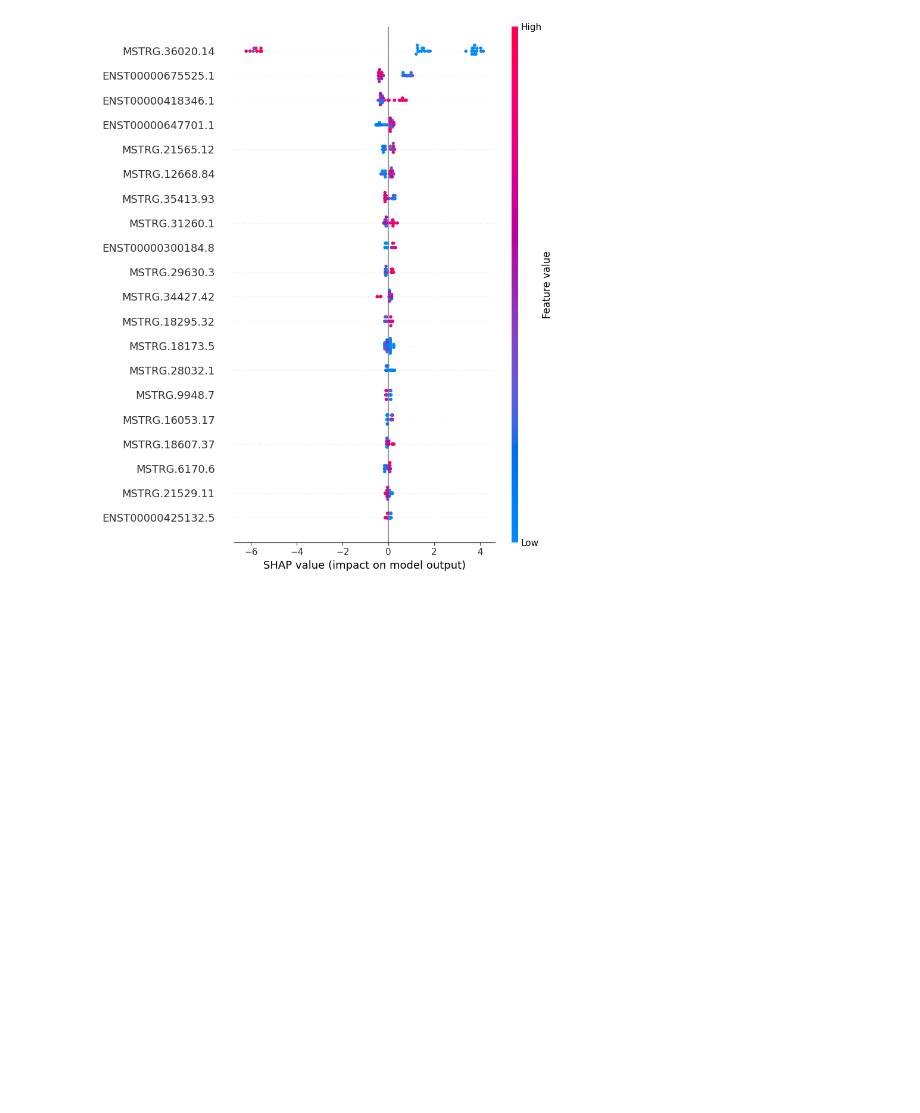
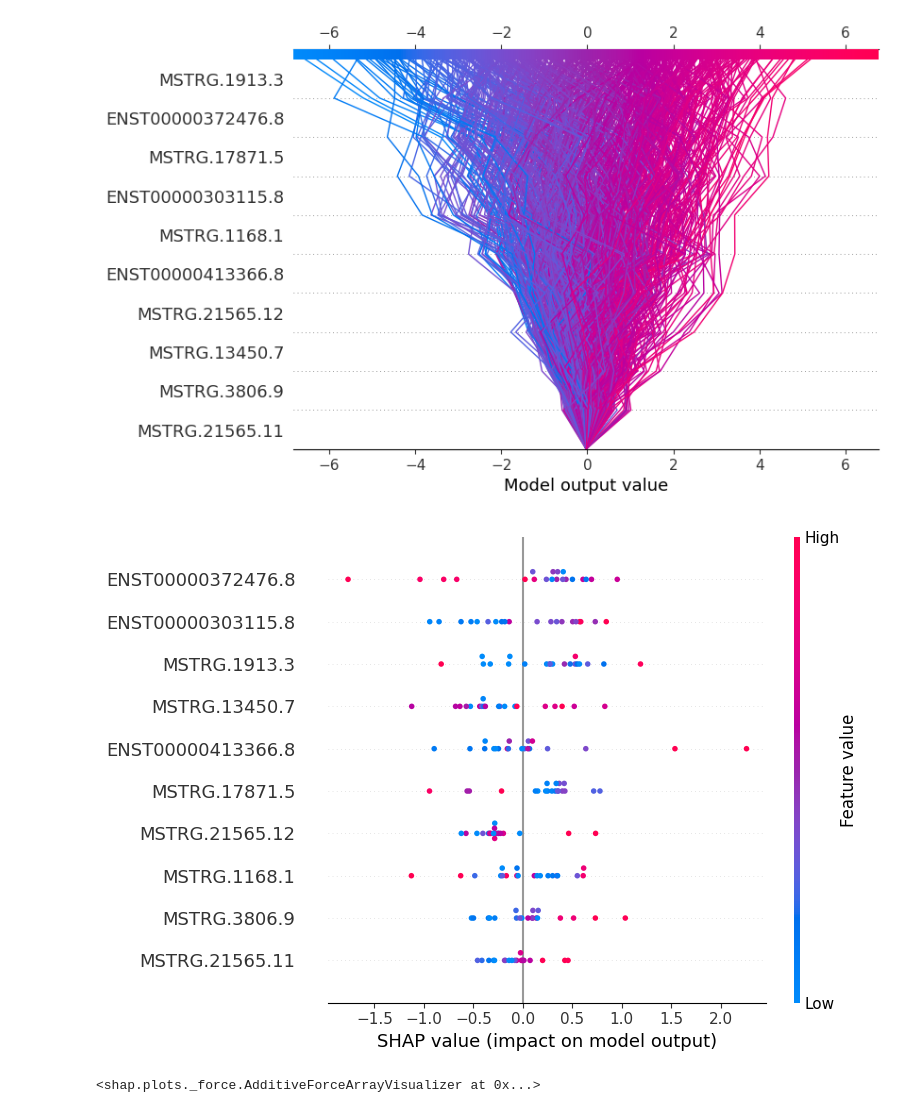
Before and after one commit to zodelheim/sea-infer-rna-seq, a Jupyter notebook: notebooks/Brain0LowMLScore.ipynb, the cells around one changed output. Saved outputs shown, nothing was run; the diff lists cells and outputs as text; code cells hidden in the pictures; blank space fills up the shorter version.

```diff
--- a/notebooks/Brain0LowMLScore.ipynb
+++ b/notebooks/Brain0LowMLScore.ipynb
@@ -277,11 +305,20 @@ shap.summary_plot(shap_values, X_train)
+# %%
+shap.decision_plot(explainer.expected_value, shap_values, X_train.iloc[y_train==1])
+# %% [output]
+[figure, added]
 # %%
 X_eval = pd.DataFrame(data=X_eval, columns=data_eval.columns)
 
 explainer = shap.TreeExplainer(model)
 shap_values = explainer.shap_values(X_eval)
-shap.summary_plot(shap_values, X_eval)
+shap.summary_plot(shap_values, X_eval, feature_names=data_eval.columns,)
 # xgboost.plot_importance(model, importance_type="cover")
 # shap.dependence_plot('MSTRG.36020.14', shap_values, X_eval)
 # %% [output]
-[figure, old version]
+[figure, new version]
+# %%
+# shap.decision_plot(explainer.expected_value, shap_values, X_eval.iloc[y_eval==1])
+shap.force_plot(explainer.expected_value, shap_values, X_eval)
+# %% [output]
+<shap.plots._force.AdditiveForceArrayVisualizer at 0x...>
 # %%
```
Also changed, not shown: parts of 12 cells of this notebook, 1 other file.
